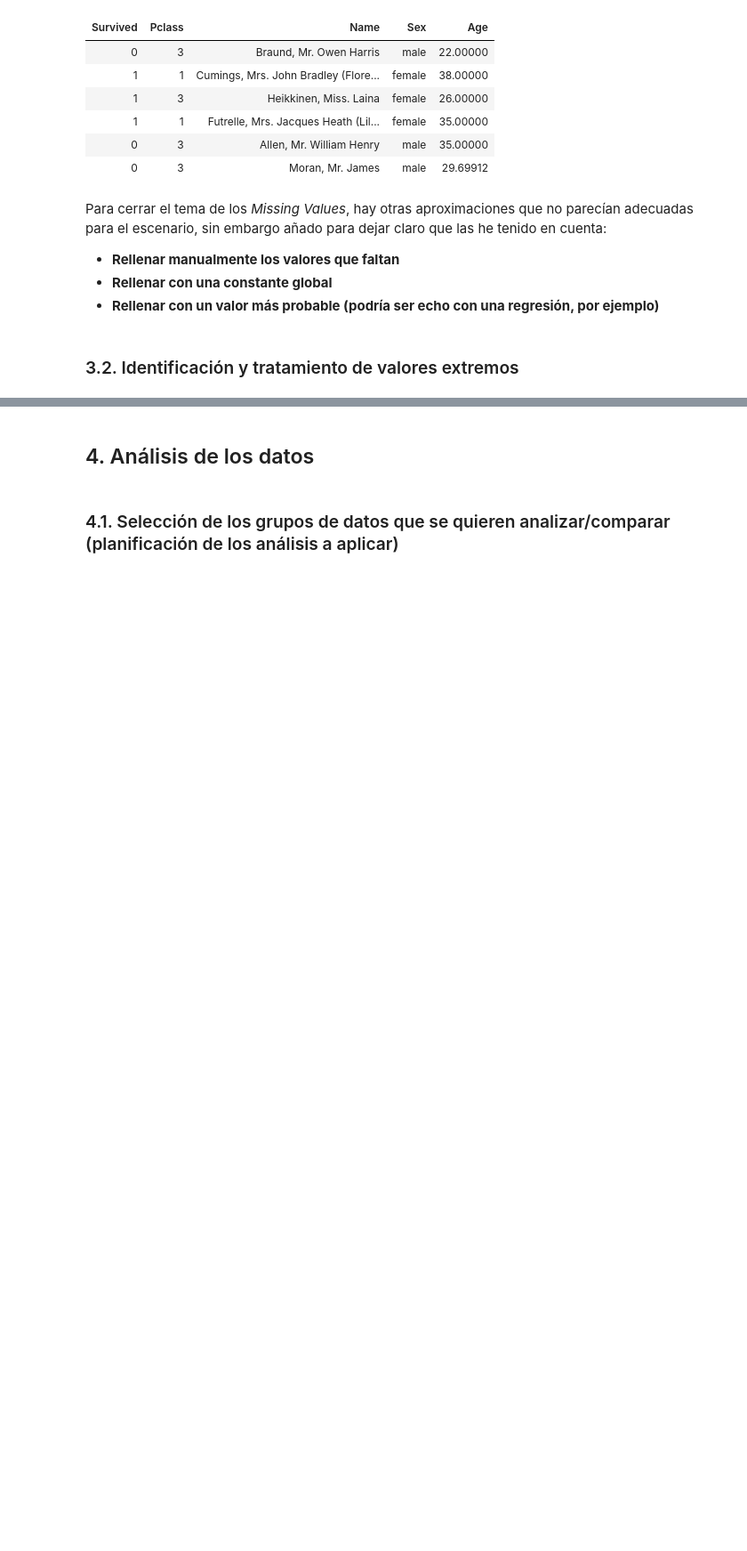
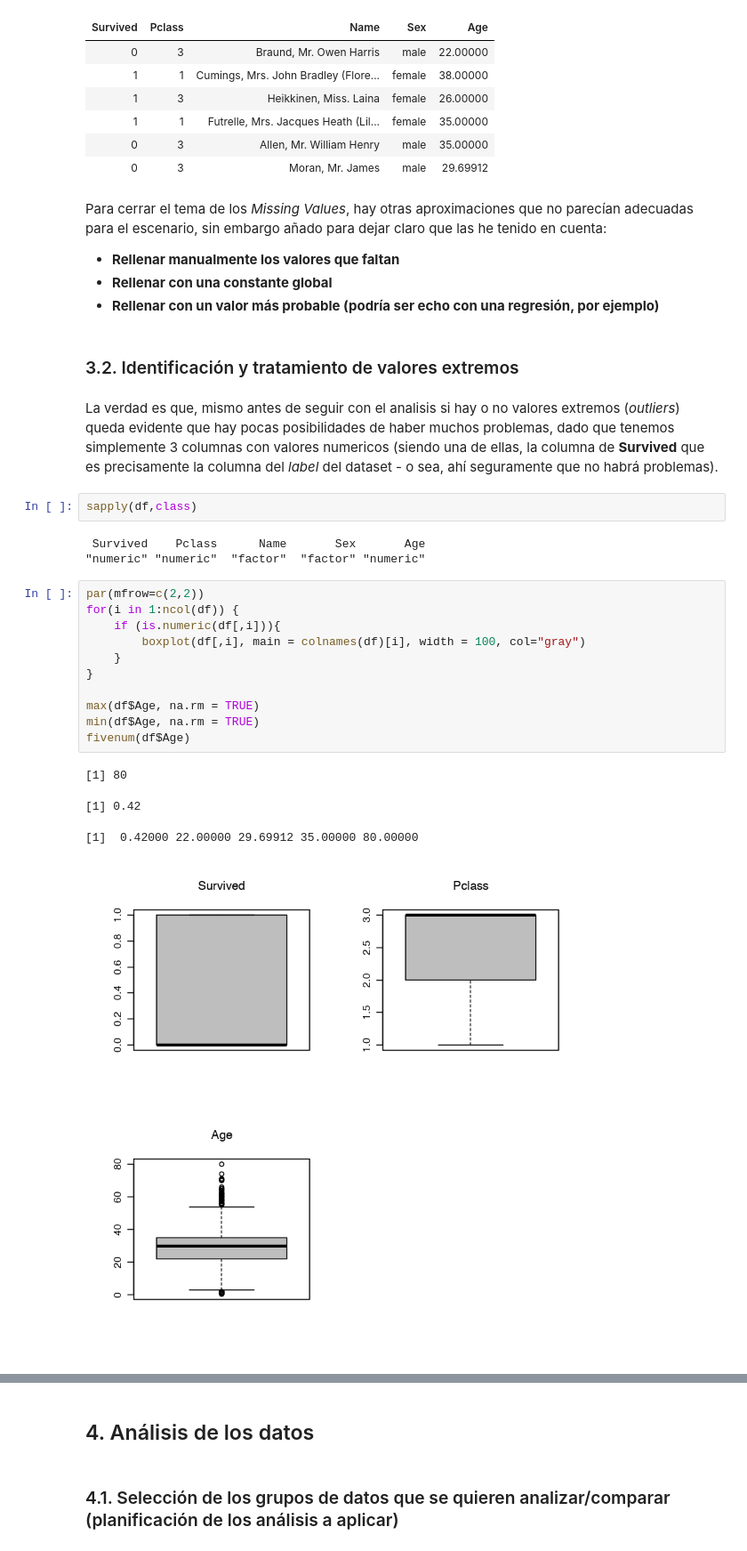
Before and after one commit to fernandoabcampos/titanic-data-cleaning-and-validation, a Jupyter notebook: Práctica 2 - Limpieza y validación de los datos - Titanic Kaggle Dataset.ipynb, the cells around one changed output, grey strips where cells are left out. Shown at 89% size. Drawn from its saved outputs; the diff is of its cells as text; blank space fills up the shorter version.

```diff
--- a/Práctica 2 - Limpieza y validación de los datos - Titanic Kaggle Dataset.ipynb
+++ b/Práctica 2 - Limpieza y validación de los datos - Titanic Kaggle Dataset.ipynb
@@ -167,3 +167,26 @@ Para cerrar el tema de los *Missing Values*, hay otras aproximaciones que no par
 - **Rellenar con un valor más probable (podría ser echo con una regresión, por ejemplo)**
 # %% [markdown]
 ### 3.2. Identificación y tratamiento de valores extremos
+# %% [markdown]
+La verdad es que, mismo antes de seguir con el analisis si hay o no valores extremos (*outliers*) queda evidente que hay pocas posibilidades de haber muchos problemas, dado que tenemos simplemente 3 columnas con valores numericos (siendo una de ellas, la columna de **Survived** que es precisamente la columna del *label* del dataset - o sea, ahí seguramente que no habrá problemas).
+# %%
+sapply(df,class)
+# %% [output]
+ Survived    Pclass      Name       Sex       Age
+"numeric" "numeric"  "factor"  "factor" "numeric"
+# %%
+par(mfrow=c(2,2))
+for(i in 1:ncol(df)) {
+    if (is.numeric(df[,i])){
+        boxplot(df[,i], main = colnames(df)[i], width = 100, col="gray")
+    }
+}
+
+max(df$Age, na.rm = TRUE)
+min(df$Age, na.rm = TRUE)
+fivenum(df$Age)
+# %% [output]
+[1] 80
+[1] 0.42
+[1]  0.42000 22.00000 29.69912 35.00000 80.00000
+[figure, added]
```
Also changed, not shown: parts of 3 cells of this notebook.
